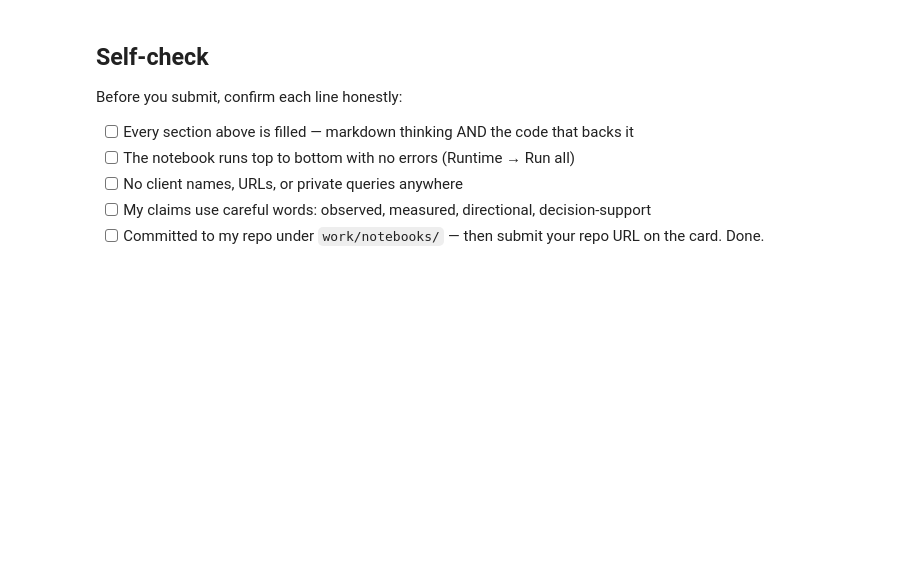
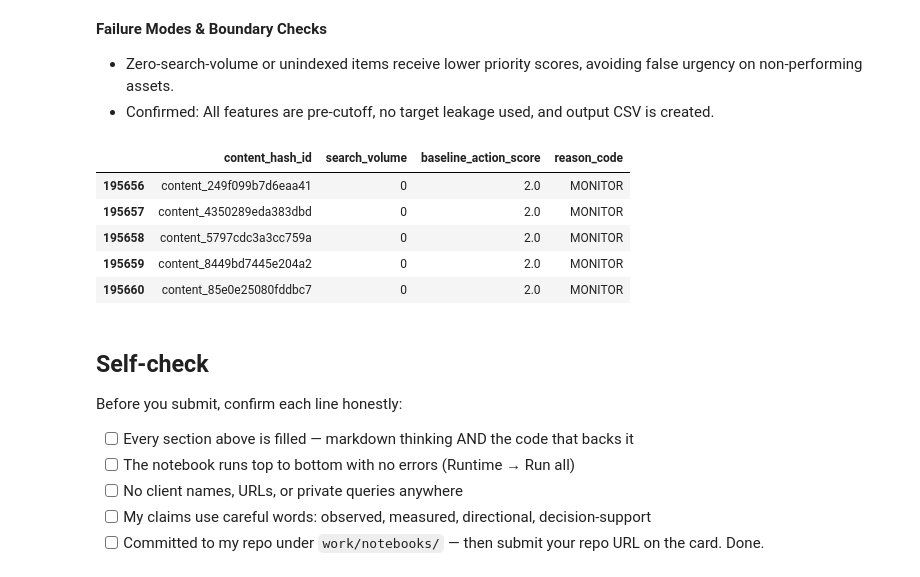
Before and after one commit to nnanwubeikenna-prog/ikenna-flyrank-ml-internship, a Jupyter notebook: work/notebooks/w04_baseline_score.ipynb, the cells around one changed output. Drawn from its saved outputs; the diff is of its cells as text; code cells hidden in the pictures; blank space fills up the shorter version.

```diff
--- a/work/notebooks/w04_baseline_score.ipynb
+++ b/work/notebooks/w04_baseline_score.ipynb
@@ -37,3 +115,17 @@ This skeleton is yours to fill. Work the sections **in order** — each one has
+# %% [markdown]
+**Failure Modes & Boundary Checks**
+* Zero-search-volume or unindexed items receive lower priority scores, avoiding false urgency on non-performing assets.
+* Confirmed: All features are pre-cutoff, no target leakage used, and output CSV is created.
+# %%
+# Inspect zero-volume edge cases to verify baseline score floor
+display(df_scored[df_scored['search_volume'] == 0].head(5)[['content_hash_id', 'search_volume', 'baseline_action_score', 'reason_code']])
+# %% [output]
+|  | content_hash_id | search_volume | baseline_action_score | reason_code |
+| 195656 | content_249f099b7d6eaa41 | 0 | 2.0 | MONITOR |
+| 195657 | content_4350289eda383dbd | 0 | 2.0 | MONITOR |
+| 195658 | content_5797cdc3a3cc759a | 0 | 2.0 | MONITOR |
+| 195659 | content_8449bd7445e204a2 | 0 | 2.0 | MONITOR |
+| 195660 | content_85e0e25080fddbc7 | 0 | 2.0 | MONITOR |
 # %% [markdown]
 ## Self-check
 
```
Also changed, not shown: parts of 14 cells of this notebook.
